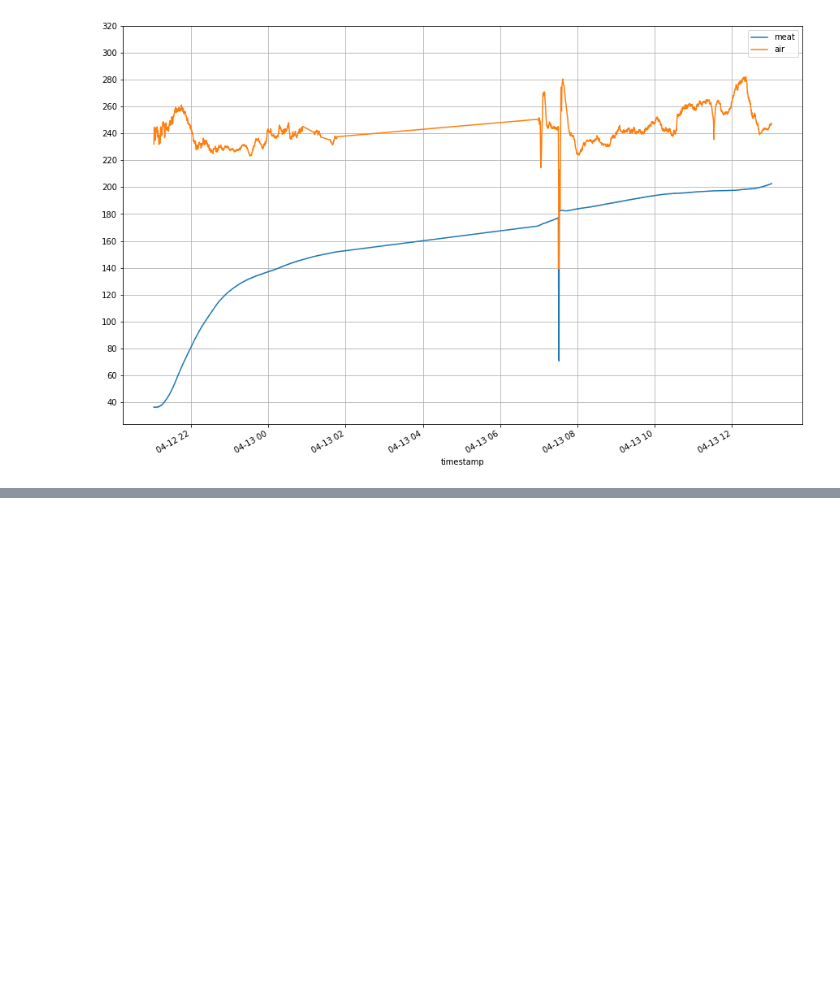
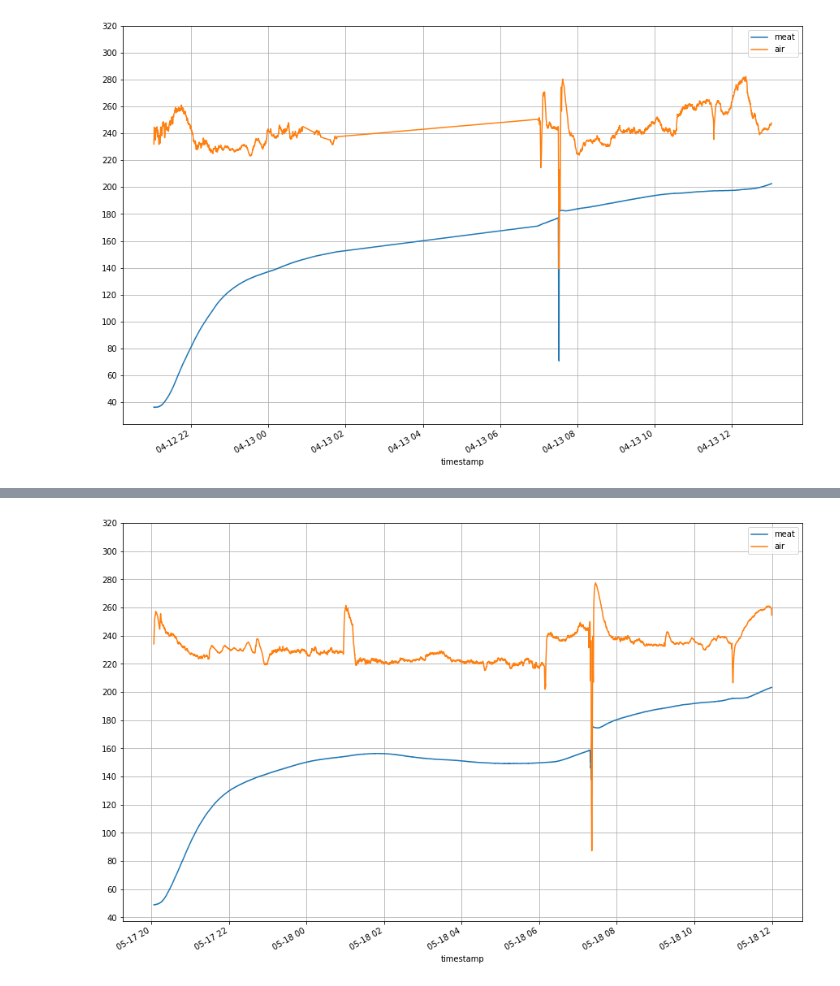
Before and after one commit to sbeckert1/smoker, a Jupyter notebook: data/Untitled.ipynb, the cells around one changed output, grey strips where cells are left out. Cells and saved outputs as stored; diff of their text form; code cells hidden in the pictures; blank space fills up the shorter version.

```diff
--- a/data/Untitled.ipynb
+++ b/data/Untitled.ipynb
@@ -265,3 +265,6 @@ plotJSON('../data/brisket_10lb_3.txt')
 2025-04-13 13:01:47-05:00
 0 days 15:59:33
 [figure]
+# %%
+plotJSON('../data/boston_2_65lb.txt')
+# %% [output]
@@ -267,0 +274 @@ plotJSON('../data/brisket_10lb_3.txt')
+[figure, added]
```
Also changed, not shown: parts of 1 cell of this notebook, 1 other file.
